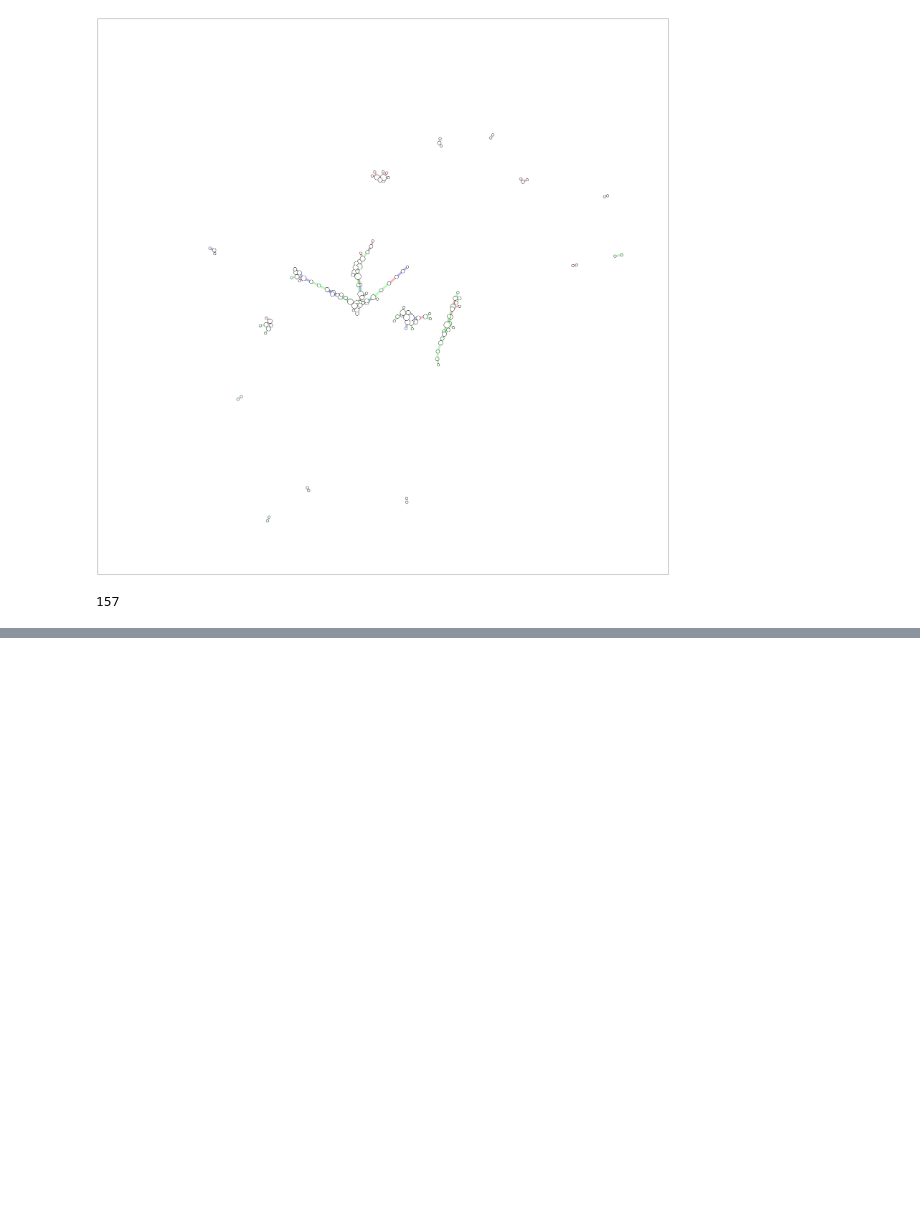
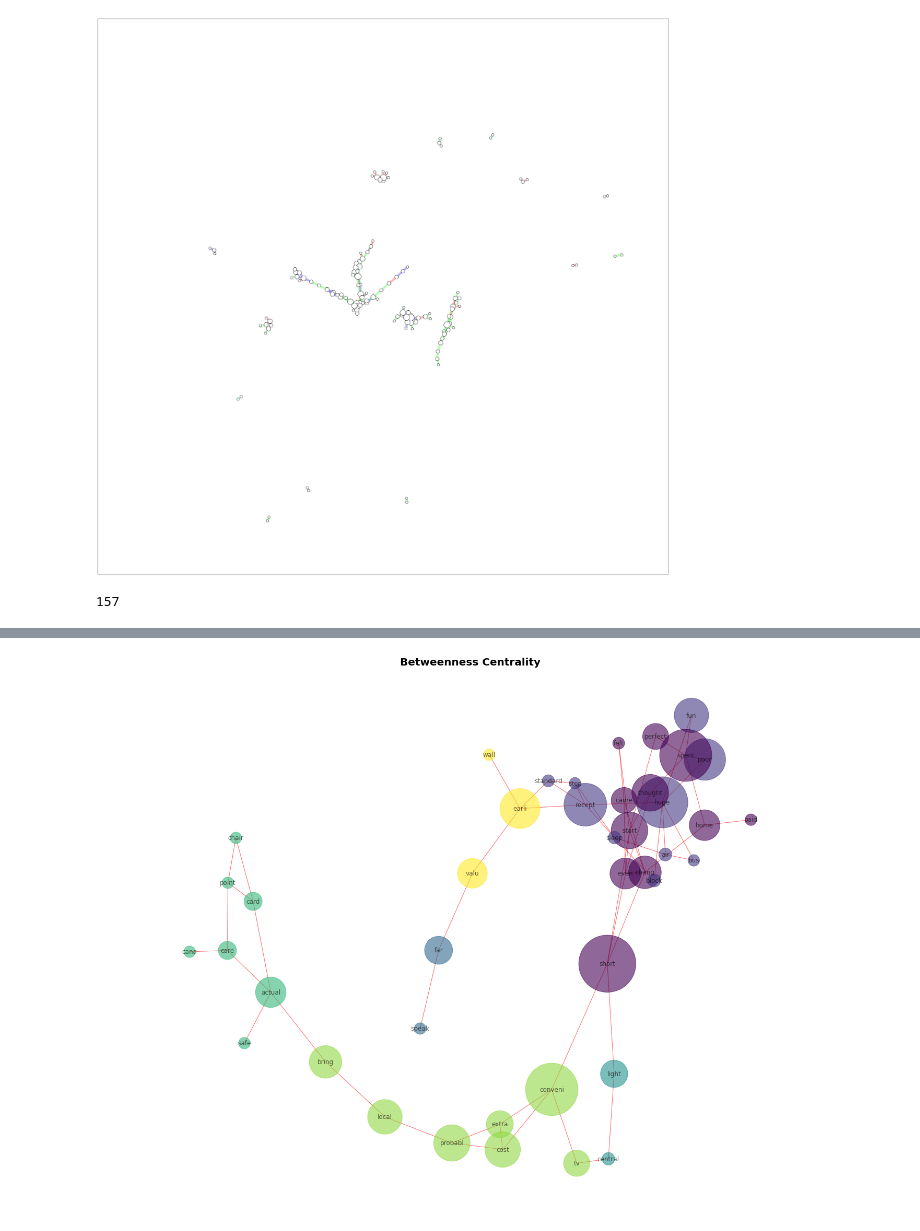
Before and after one commit to valfaro-v2/MagolegoTeamProject, a Jupyter notebook: SignificantDataRating.ipynb, the cells around one changed output, grey strips where cells are left out. Cells and saved outputs as stored; diff of their text form; code cells hidden in the pictures; blank space fills up the shorter version.

Commit message:
add Betwenness Centrality

```diff
--- a/SignificantDataRating.ipynb
+++ b/SignificantDataRating.ipynb
@@ -434,0 +435,46 @@ plt.show()
+# %%
+#connected component
+components = nx.connected_components(G)
+# %%
+# largest connected component
+largest_component = max(components, key=len)
+H = G.subgraph(largest_component)
+# %%
+# compute centrality
+centrality = nx.betweenness_centrality(H, k=10, endpoints=True)
+# %%
+# compute community structure
+lpc = nx.community.label_propagation_communities(H)
+community_index = {n: i for i, com in enumerate(lpc) for n in com}
+# %%
+#### draw graph ####
+
+fig, ax = plt.subplots(figsize=(20, 15))
+pos = nx.spring_layout(H, k=0.15, seed=42)
+node_color = [community_index[n] for n in H]
+node_size = [v * 20000 for v in centrality.values()]
+
+nx.draw_networkx(
+    H,
+    pos=pos,
+    with_labels=True,
+    node_color=node_color,
+    node_size=node_size,
+    edge_color="r",
+    alpha=0.6,
+)
+
+# Title/legend
+font = {"color": "k", "fontweight": "bold", "fontsize": 20}
+ax.set_title("Betweenness Centrality", font)
+# Change font color for legend
+font["color"] = "b"
+
+
+# Resize figure for label readibility
+ax.margins(0.1, 0.05)
+fig.tight_layout()
+plt.axis("off")
+plt.show()
+# %% [output]
+[figure, added]
```
Also changed, not shown: parts of 2 cells of this notebook.
